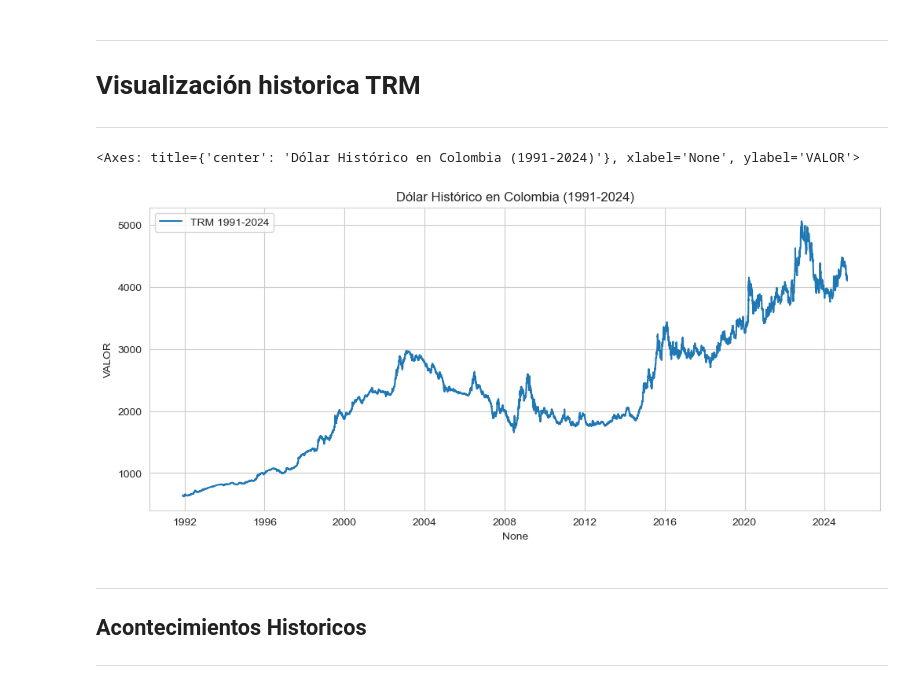
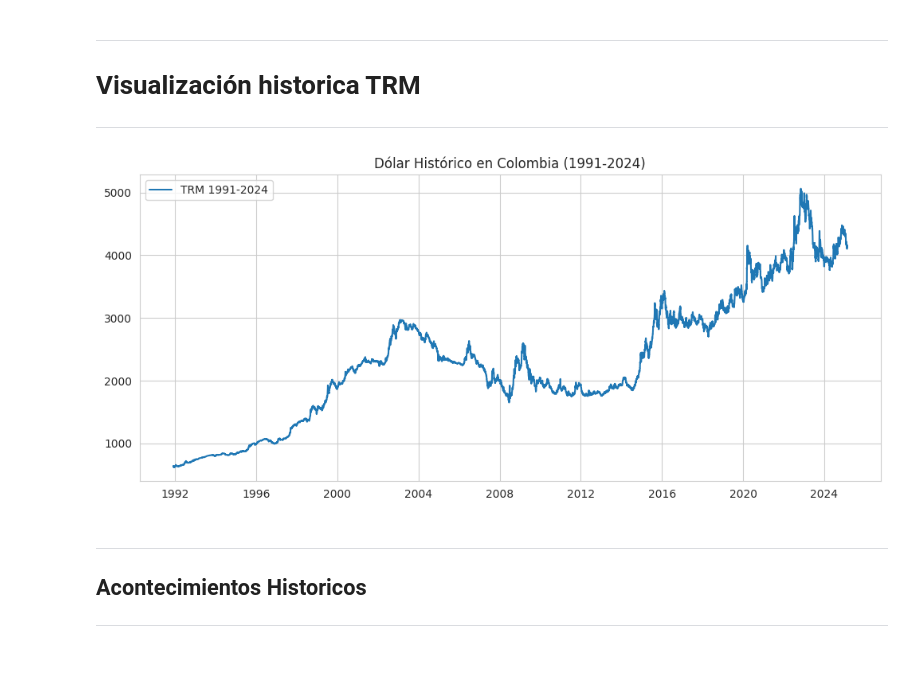
Before and after one commit to sergiolaverde0/fp_sub_IA, a Jupyter notebook: Trabajo_final_JARR_JAJE_SAL.ipynb, the cells around one changed output. Drawn from its saved outputs; the diff is of its cells as text; code cells hidden in the pictures; blank space fills up the shorter version.

```diff
--- a/Trabajo_final_JARR_JAJE_SAL.ipynb
+++ b/Trabajo_final_JARR_JAJE_SAL.ipynb
@@ -188,15 +188,14 @@ data.head(15)
 # %%
 sns.set_style("whitegrid")
 plt.figure(figsize=(12, 5))
 plt.title("Dólar Histórico en Colombia (1991-2024)")
 sns.lineplot(
     label = 'TRM 1991-2024',
     y = data['VALOR'],
-    x = data.index
-)
+    x = data.index,
+).set(xlabel = None, ylabel = None);
 # %% [output]
-<Axes: title={'center': 'Dólar Histórico en Colombia (1991-2024)'}, xlabel='None', ylabel='VALOR'>
-[figure, old version]
+[figure, new version]
 # %% [markdown]
 <hr>
 <h2>Acontecimientos Historicos</h2>
```
Also changed, not shown: parts of 4 cells of this notebook.
